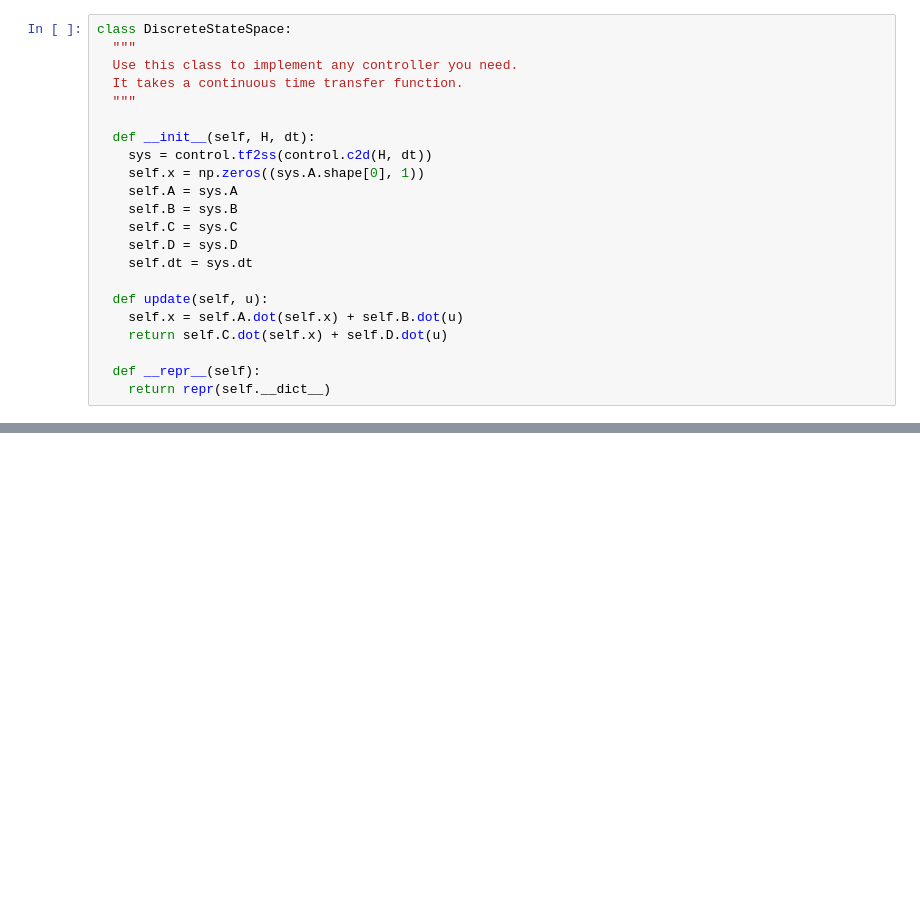
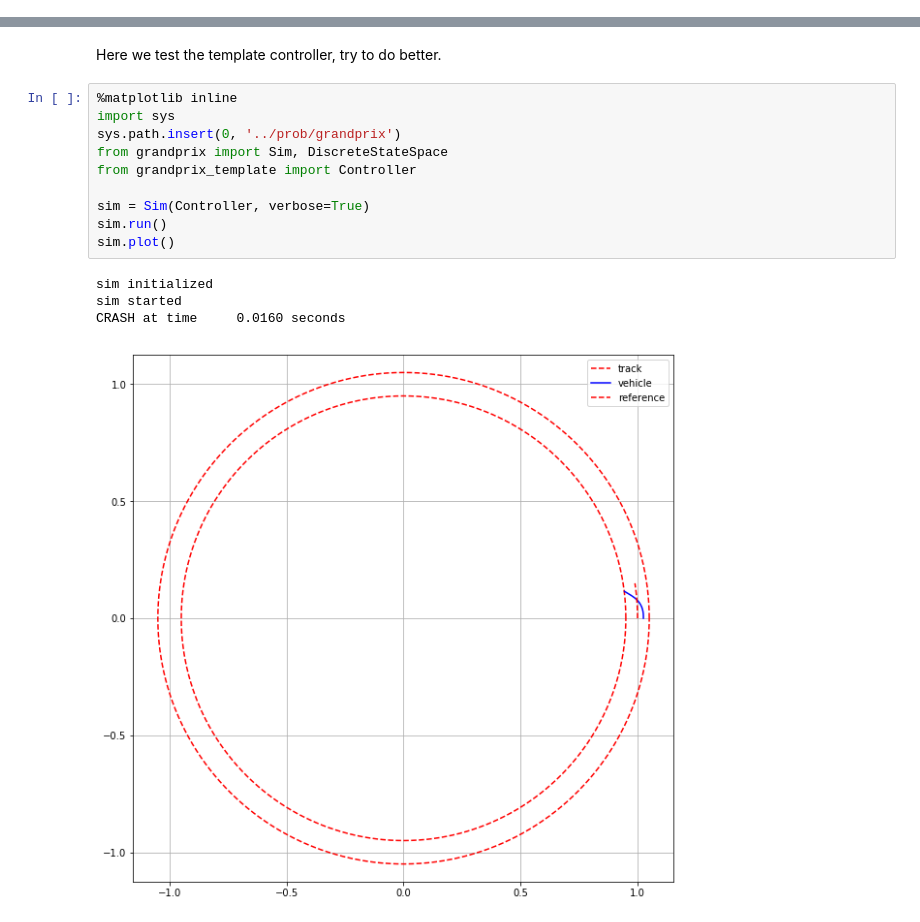
Before and after one commit to jgoppert/aae364_notebook, a Jupyter notebook: GrandPrix.ipynb, the cells around one changed output, grey strips where cells are left out. Drawn from its saved outputs; the diff is of its cells as text; blank space fills up the shorter version.

Commit message:
Update grandprix.

```diff
--- a/GrandPrix.ipynb
+++ b/GrandPrix.ipynb
@@ -383,22 +41,0 @@ class Sim:
-# %%
-class DiscreteStateSpace:
-  """
-  Use this class to implement any controller you need.
-  It takes a continuous time transfer function.
-  """
-
-  def __init__(self, H, dt):
-    sys = control.tf2ss(control.c2d(H, dt))
-    self.x = np.zeros((sys.A.shape[0], 1))
-    self.A = sys.A
-    self.B = sys.B
-    self.C = sys.C
-    self.D = sys.D
-    self.dt = sys.dt
-
-  def update(self, u):
-    self.x = self.A.dot(self.x) + self.B.dot(u)
-    return self.C.dot(self.x) + self.D.dot(u)
-
-  def __repr__(self):
-    return repr(self.__dict__)
@@ -478,0 +64,17 @@ AVERAGE DISTANCE     6.2900 m
+# %% [markdown]
+Here we test the template controller, try to do better.
+# %%
+%matplotlib inline
+import sys
+sys.path.insert(0, '../prob/grandprix')
+from grandprix import Sim, DiscreteStateSpace
+from grandprix_template import Controller
+
+sim = Sim(Controller, verbose=True)
+sim.run()
+sim.plot()
+# %% [output]
+sim initialized
+sim started
+CRASH at time     0.0160 seconds
+[figure, added]
```
Also changed, not shown: parts of 13 cells of this notebook, 3 other files.
